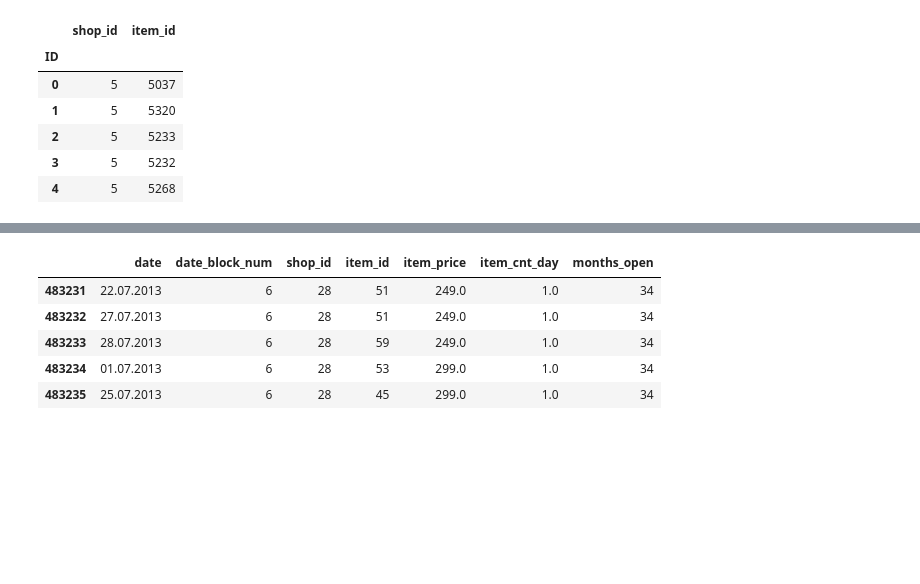
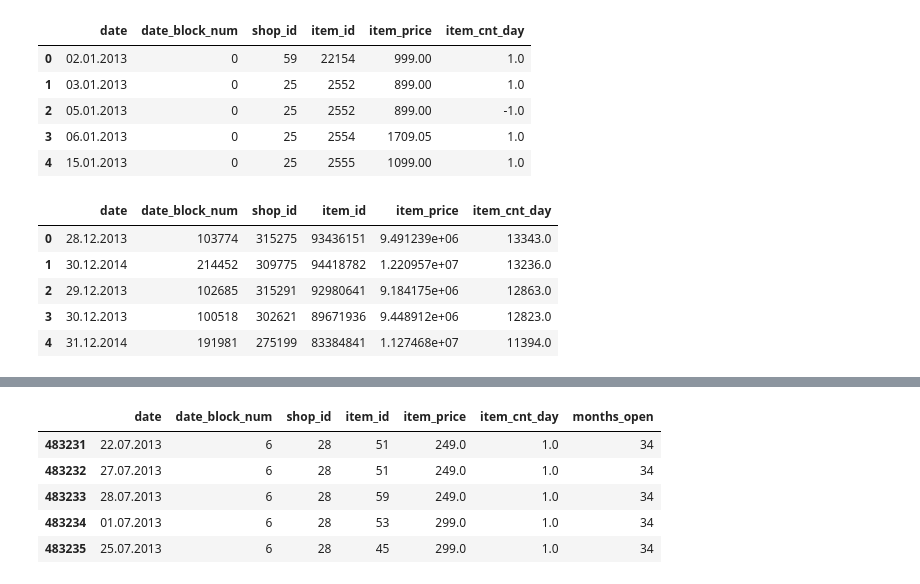
Before and after one commit to FutureAndroidLearn/coursera-kaggle-project, a Jupyter notebook: 04_Modelling_lag.ipynb, the cells around one changed output, grey strips where cells are left out. Saved outputs shown, nothing was run; the diff lists cells and outputs as text; code cells hidden in the pictures; blank space fills up the shorter version.

```diff
--- a/04_Modelling_lag.ipynb
+++ b/04_Modelling_lag.ipynb
@@ -44,17 +88,28 @@ def downcast_dtypes(df):
 # %%
 # Import data from csv files
-sales_data = pd.read_csv('/content/drive/My Drive/coursera-kaggle-project/df_train_f1.zip') # Sales that include only shops included in the test data
+sales_data = pd.read_csv('/content/drive/My Drive/coursera-kaggle-project/sales_train.zip')
 shops_data = pd.read_csv('/content/drive/My Drive/coursera-kaggle-project/shops.csv')
 categories_data = pd.read_csv('/content/drive/My Drive/coursera-kaggle-project/item_categories.csv')
 items_data = pd.read_csv('/content/drive/My Drive/coursera-kaggle-project/items.csv')
 test_data = pd.read_csv('/content/drive/My Drive/coursera-kaggle-project/test.csv').set_index('ID')
 # %%
-test_data.head()
+sales_data.head()
 # %% [output]
-|  | shop_id | item_id |
-| ID |  |  |
-| 0 | 5 | 5037 |
-| 1 | 5 | 5320 |
-| 2 | 5 | 5233 |
-| 3 | 5 | 5232 |
-| 4 | 5 | 5268 |
+|  | date | date_block_num | shop_id | item_id | item_price | item_cnt_day |
+| 0 | 02.01.2013 | 0 | 59 | 22154 | 999.00 | 1.0 |
+| 1 | 03.01.2013 | 0 | 25 | 2552 | 899.00 | 1.0 |
+| 2 | 05.01.2013 | 0 | 25 | 2552 | 899.00 | -1.0 |
+| 3 | 06.01.2013 | 0 | 25 | 2554 | 1709.05 | 1.0 |
+| 4 | 15.01.2013 | 0 | 25 | 2555 | 1099.00 | 1.0 |
+# %%
+# Sum sales per day.
+df = sales_data.copy()
+total_per_day = df.groupby('date').sum().sort_values(by=['item_cnt_day'], ascending = False).reset_index()
+total_per_day.head()
+# %% [output]
+|  | date | date_block_num | shop_id | item_id | item_price | item_cnt_day |
+| 0 | 28.12.2013 | 103774 | 315275 | 93436151 | 9.491239e+06 | 13343.0 |
+| 1 | 30.12.2014 | 214452 | 309775 | 94418782 | 1.220957e+07 | 13236.0 |
+| 2 | 29.12.2013 | 102685 | 315291 | 92980641 | 9.184175e+06 | 12863.0 |
+| 3 | 30.12.2013 | 100518 | 302621 | 89671936 | 9.448912e+06 | 12823.0 |
+| 4 | 31.12.2014 | 191981 | 275199 | 83384841 | 1.127468e+07 | 11394.0 |
```
Also changed, not shown: parts of 41 cells of this notebook.
